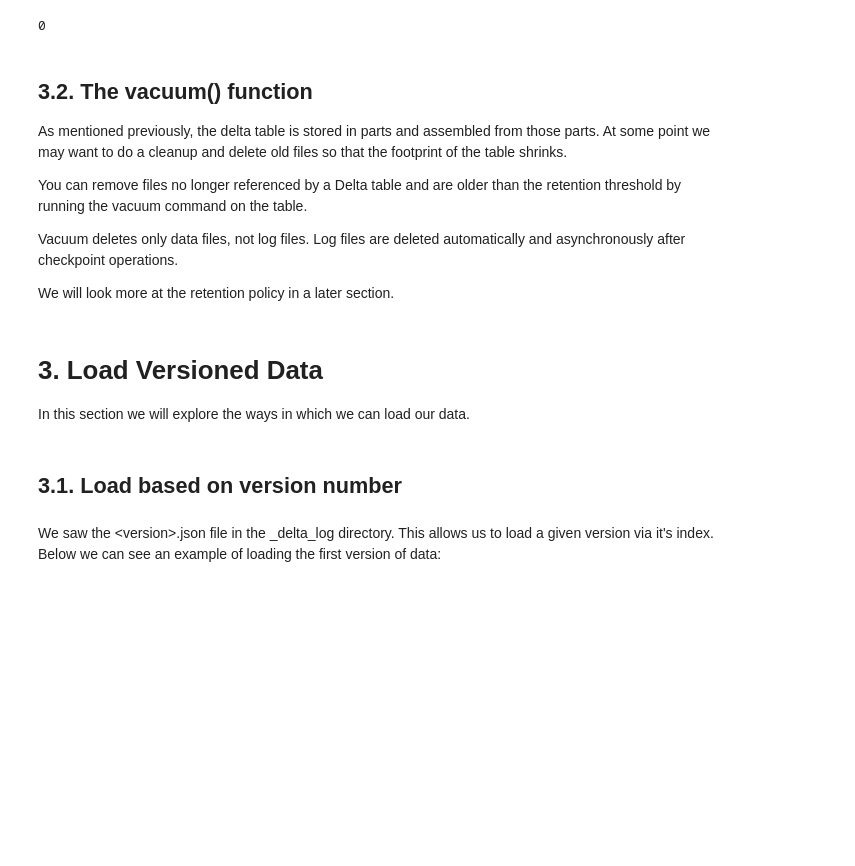
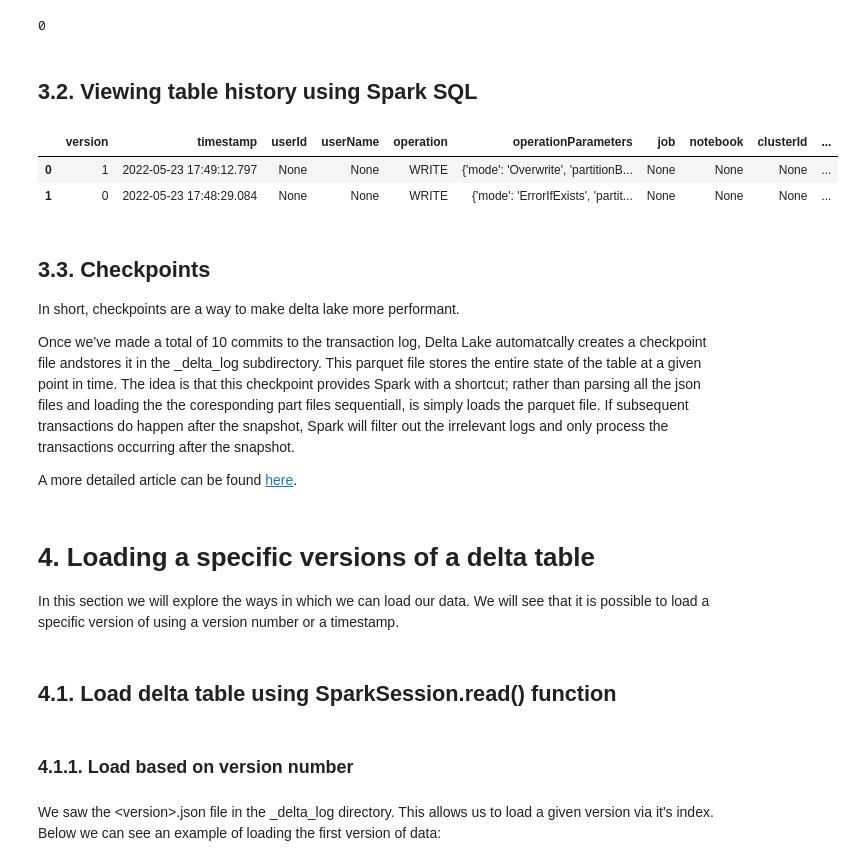
Before and after one commit to taylor-schneider/ml-training-jupyter-notebooks, a Jupyter notebook: Data Engineering/Data Lakehouse/Deltalake/Delta Lake Time Travel.ipynb, the cells around one changed output. Drawn from its saved outputs; the diff is of its cells as text; code cells hidden in the pictures; blank space fills up the shorter version.

```diff
--- a/Data Engineering/Data Lakehouse/Deltalake/Delta Lake Time Travel.ipynb
+++ b/Data Engineering/Data Lakehouse/Deltalake/Delta Lake Time Travel.ipynb
@@ -371,20 +418,29 @@ Timestamp('2022-05-20 19:29:51.389000')
 dt_history_pd_df[dt_history_pd_df["timestamp"] < v1_dt.strftime('%Y-%m-%d %H:%M:%S.%f')]["version"].iloc[0]
 # %% [output]
 0
-# %% [markdown]
-## 3.2. The vacuum() function
-As mentioned previously, the delta table is stored in parts and assembled from those parts. At some point we may want to do a cleanup and delete old files so that the footprint of the table shrinks.
-
-You can remove files no longer referenced by a Delta table and are older than the retention threshold by running the vacuum command on the table.
-
-Vacuum deletes only data files, not log files. Log files are deleted automatically and asynchronously after checkpoint operations.
-
-We will look more at the retention policy in a later section.
+# %% [markdown]
+## 3.2. Viewing table history using Spark SQL
+# %%
+sparkSession.sql(f"DESCRIBE HISTORY delta.`{full_delta_table_path}`").toPandas()
+# %% [output]
+|  | version | timestamp | userId | userName | operation | operationParameters | job | notebook | clusterId | ... |
+| 0 | 1 | 2022-05-23 17:49:12.797 | None | None | WRITE | {'mode': 'Overwrite', 'partitionB... | None | None | None | ... |
+| 1 | 0 | 2022-05-23 17:48:29.084 | None | None | WRITE | {'mode': 'ErrorIfExists', 'partit... | None | None | None | ... |
+# %% [markdown]
+## 3.3. Checkpoints
+
+In short, checkpoints are a way to make delta lake more performant.
+
+Once we’ve made a total of 10 commits to the transaction log, Delta Lake automatcally creates a checkpoint file andstores it in the \_delta_log subdirectory. This parquet file stores the entire state of the table at a given point in time. The idea is that this checkpoint provides Spark with a shortcut; rather than parsing all the json files and loading the the coresponding part files sequentiall, is simply loads the parquet file. If subsequent transactions do happen after the snapshot, Spark will filter out the irrelevant logs and only process the transactions occurring after the snapshot.
+
+A more detailed article can be found [here](https://databricks.com/blog/2019/08/21/diving-into-delta-lake-unpacking-the-transaction-log.html).
 # %% [markdown]
-# 3. Load Versioned Data
-In this section we will explore the ways in which we can load our data.
+# 4. Loading a specific versions of a delta table
+In this section we will explore the ways in which we can load our data. We will see that it is possible to load a specific version of using a version number or a timestamp.
+# %% [markdown]
+## 4.1. Load delta table using SparkSession.read() function
 # %% [markdown]
-## 3.1. Load based on version number
+### 4.1.1. Load based on version number
 # %% [markdown]
 We saw the \<version>.json file in the \_delta_log directory. This allows us to load a given version via it's index. Below we can see an example of loading the first version of data:
 # %%
```
Also changed, not shown: parts of 82 cells of this notebook, 1 other file.
